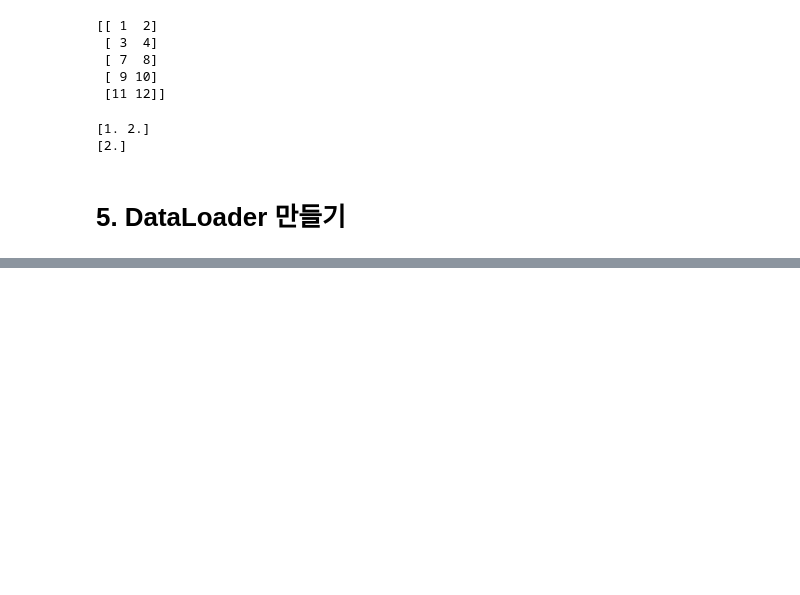
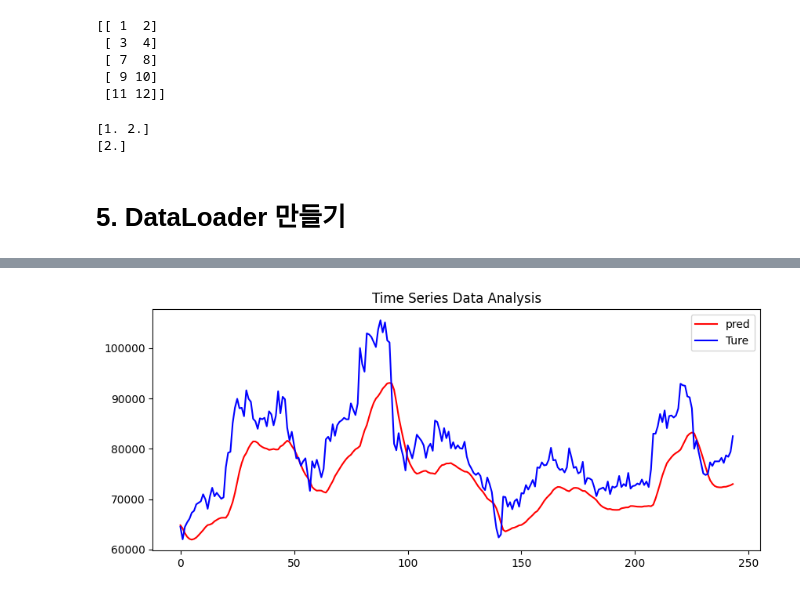
Before and after one commit to kimseo-0/DeepLearning-LSTM-Study, a Jupyter notebook: src/02_LSTM.ipynb, the cells around one changed output, grey strips where cells are left out. Saved outputs shown, nothing was run; the diff lists cells and outputs as text; code cells hidden in the pictures; blank space fills up the shorter version.

```diff
--- a/src/02_LSTM.ipynb
+++ b/src/02_LSTM.ipynb
@@ -265,0 +386,12 @@ for epoch in range(epoches):
+# %%
+X_test_ts = torch.FloatTensor(X_test)
+y_test_ts = torch.FloatTensor(y_test)
+
+# 예측값 저장
+pred_history = []
+for i in range(len(X_test_ts)):
+    with torch.no_grad():
+        data = X_test_ts[i].to(device)
+        pred = model(data.unsqueeze(dim=0))
+        print(pred.item())
+        pred_history.append(pred.item())
@@ -265,0 +416,17 @@ for epoch in range(epoches):
+# %%
+# Scaler 되돌리기
+pred_inverse = scaler.inverse_transform(np.array(pred_history).reshape(-1,1))
+# print(np.array(pred_history))
+# print(np.array(pred_history).reshape(-1,1))
+# print(pred_inverse)
+
+y_test_inverse = scaler.inverse_transform(y_test_ts)
+# %%
+plt.figure(figsize=(10,4))
+plt.plot(np.arange(len(pred_inverse)), pred_inverse, label="pred", color="r")
+plt.plot(np.arange(len(y_test_inverse)), y_test_inverse, label="Ture", color="b")
+plt.legend()
+plt.title("Time Series Data Analysis")
+plt.show()
+# %% [output]
+[figure, added]
```
Also changed, not shown: parts of 15 cells of this notebook.
